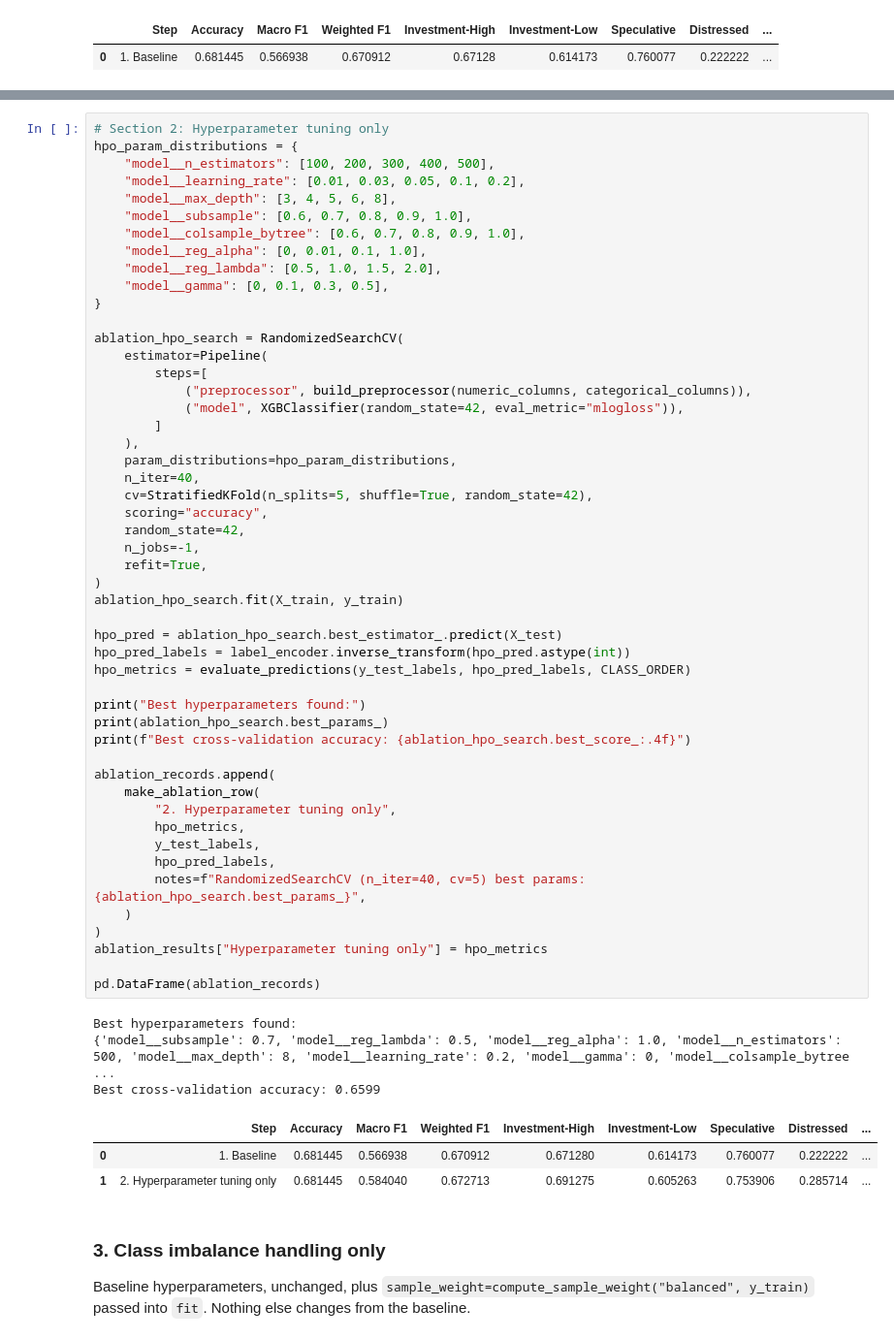
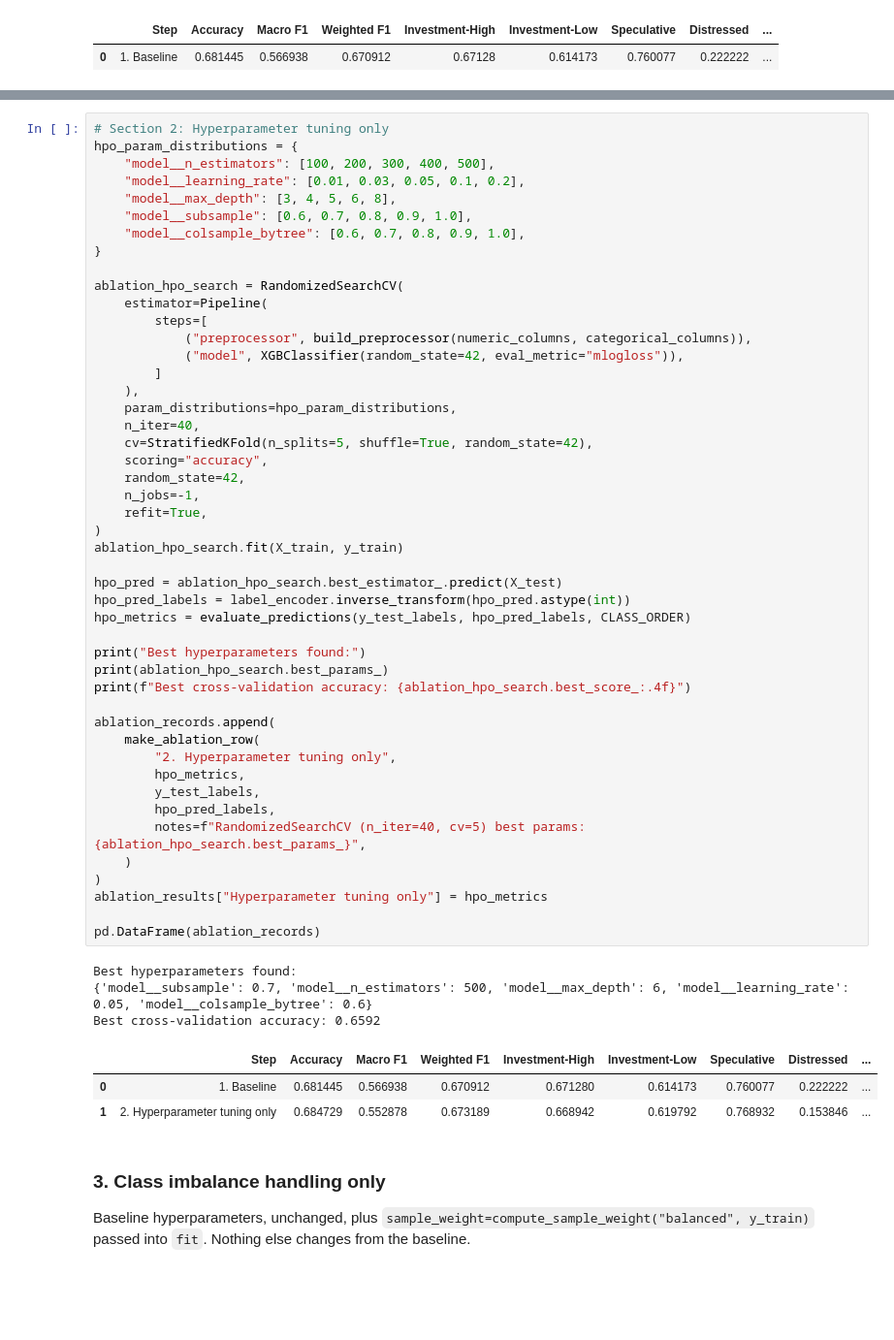
Before and after one commit to nicholas24042626/CreditSight, a Jupyter notebook: notebook/xgboost/xgboost.ipynb, the cells around one changed output, grey strips where cells are left out. Shown at 97% size. Saved outputs shown, nothing was run; the diff lists cells and outputs as text; blank space fills up the shorter version.

```diff
--- a/notebook/xgboost/xgboost.ipynb
+++ b/notebook/xgboost/xgboost.ipynb
@@ -275,9 +275,6 @@ hpo_param_distributions = {
     "model__max_depth": [3, 4, 5, 6, 8],
     "model__subsample": [0.6, 0.7, 0.8, 0.9, 1.0],
     "model__colsample_bytree": [0.6, 0.7, 0.8, 0.9, 1.0],
-    "model__reg_alpha": [0, 0.01, 0.1, 1.0],
-    "model__reg_lambda": [0.5, 1.0, 1.5, 2.0],
-    "model__gamma": [0, 0.1, 0.3, 0.5],
 }
 
 ablation_hpo_search = RandomizedSearchCV(
@@ -294,36 +291,36 @@ ablation_hpo_search = RandomizedSearchCV(
     random_state=42,
     n_jobs=-1,
     refit=True,
 )
 ablation_hpo_search.fit(X_train, y_train)
 
 hpo_pred = ablation_hpo_search.best_estimator_.predict(X_test)
 hpo_pred_labels = label_encoder.inverse_transform(hpo_pred.astype(int))
 hpo_metrics = evaluate_predictions(y_test_labels, hpo_pred_labels, CLASS_ORDER)
 
 print("Best hyperparameters found:")
 print(ablation_hpo_search.best_params_)
 print(f"Best cross-validation accuracy: {ablation_hpo_search.best_score_:.4f}")
 
 ablation_records.append(
     make_ablation_row(
         "2. Hyperparameter tuning only",
         hpo_metrics,
         y_test_labels,
         hpo_pred_labels,
         notes=f"RandomizedSearchCV (n_iter=40, cv=5) best params: {ablation_hpo_search.best_params_}",
     )
 )
 ablation_results["Hyperparameter tuning only"] = hpo_metrics
 
 pd.DataFrame(ablation_records)
 # %% [output]
 Best hyperparameters found:
-{'model__subsample': 0.7, 'model__reg_lambda': 0.5, 'model__reg_alpha': 1.0, 'model__n_estimators': 500, 'model__max_depth': 8, 'model__learning_rate': 0.2, 'model__gamma': 0, 'model__colsample_bytree ...
-Best cross-validation accuracy: 0.6599
+{'model__subsample': 0.7, 'model__n_estimators': 500, 'model__max_depth': 6, 'model__learning_rate': 0.05, 'model__colsample_bytree': 0.6}
+Best cross-validation accuracy: 0.6592
 |  | Step | Accuracy | Macro F1 | Weighted F1 | Investment-High | Investment-Low | Speculative | Distressed | ... |
 | 0 | 1. Baseline | 0.681445 | 0.566938 | 0.670912 | 0.671280 | 0.614173 | 0.760077 | 0.222222 | ... |
-| 1 | 2. Hyperparameter tuning only | 0.681445 | 0.584040 | 0.672713 | 0.691275 | 0.605263 | 0.753906 | 0.285714 | ... |
+| 1 | 2. Hyperparameter tuning only | 0.684729 | 0.552878 | 0.673189 | 0.668942 | 0.619792 | 0.768932 | 0.153846 | ... |
 # %% [markdown]
 ### 3. Class imbalance handling only
 
```
Also changed, not shown: parts of 9 cells of this notebook.
